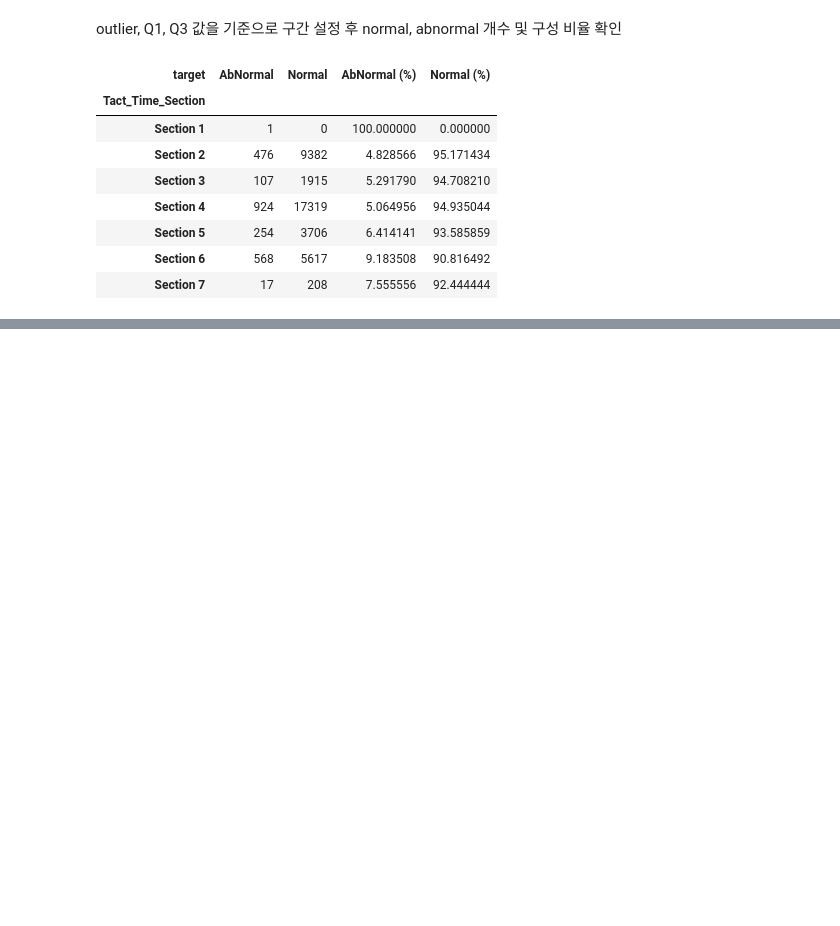
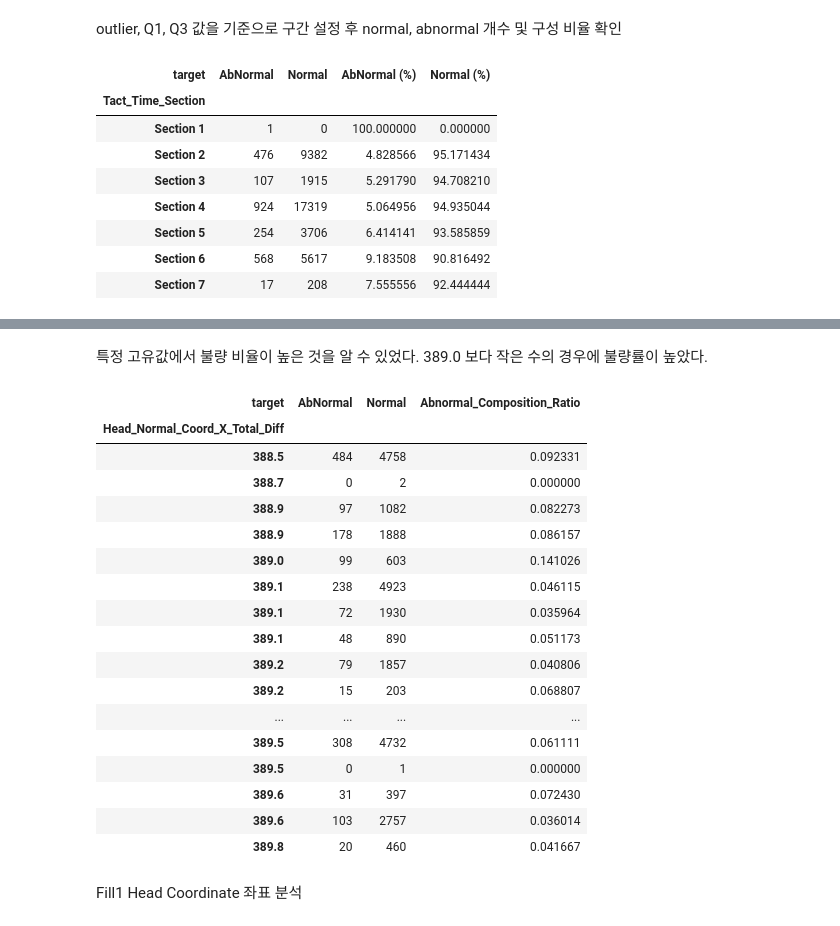
Before and after one commit to dyk9916/Lg_aimers5, a Jupyter notebook: code_log/dongyoung_code/EDA/0811_EDA.ipynb, the cells around one changed output, grey strips where cells are left out. Cells and saved outputs as stored; diff of their text form; code cells hidden in the pictures; blank space fills up the shorter version.

```diff
--- a/code_log/dongyoung_code/EDA/0811_EDA.ipynb
+++ b/code_log/dongyoung_code/EDA/0811_EDA.ipynb
@@ -198,0 +223,11 @@ result
+# %%
+# Performing the operation: absolute difference between two specified columns
+data['Head_Normal_Coord_X_Diff_Stage1_Stage2'] = (data['HEAD NORMAL COORDINATE X AXIS(Stage1) Collect Result_Dam'] -
+                                    data['HEAD NORMAL COORDINATE X AXIS(Stage2) Collect Result_Dam']).abs()
+
+# Performing the operation: absolute difference between two new specified columns
+data['Head_Normal_Coord_X_Diff_Stage2_Stage3'] = (data['HEAD NORMAL COORDINATE X AXIS(Stage2) Collect Result_Dam'] -
+                                                  data['HEAD NORMAL COORDINATE X AXIS(Stage3) Collect Result_Dam']).abs()
+
+# Adding the two specified columns
+data['Head_Normal_Coord_X_Total_Diff'] = data['Head_Normal_Coord_X_Diff_Stage1_Stage2'] + data['Head_Normal_Coord_X_Diff_Stage2_Stage3']
@@ -198,0 +254,34 @@ result
+# %% [markdown]
+특정 고유값에서 불량 비율이 높은 것을 알 수 있었다. 389.0 보다 작은 수의 경우에 불량률이 높았다.
+# %%
+# Calculating the count of normal and abnormal values for each value in 'Head_Normal_Coord_X_Total_Diff'
+value_counts_by_target = data.groupby(['Head_Normal_Coord_X_Total_Diff', 'target']).size().unstack(fill_value=0)
+
+# Calculating the abnormal composition ratio for each value
+value_counts_by_target['Abnormal_Composition_Ratio'] = (
+    value_counts_by_target['AbNormal'] /
+    (value_counts_by_target['AbNormal'] + value_counts_by_target['Normal'])
+)
+
+value_counts_by_target
+# %% [output]
+| target | AbNormal | Normal | Abnormal_Composition_Ratio |
+| Head_Normal_Coord_X_Total_Diff |  |  |  |
+| 388.5 | 484 | 4758 | 0.092331 |
+| 388.7 | 0 | 2 | 0.000000 |
+| 388.9 | 97 | 1082 | 0.082273 |
+| 388.9 | 178 | 1888 | 0.086157 |
+| 389.0 | 99 | 603 | 0.141026 |
+| 389.1 | 238 | 4923 | 0.046115 |
+| 389.1 | 72 | 1930 | 0.035964 |
+| 389.1 | 48 | 890 | 0.051173 |
+| 389.2 | 79 | 1857 | 0.040806 |
+| 389.2 | 15 | 203 | 0.068807 |
+| ... | ... | ... | ... |
+| 389.5 | 308 | 4732 | 0.061111 |
+| 389.5 | 0 | 1 | 0.000000 |
+| 389.6 | 31 | 397 | 0.072430 |
+| 389.6 | 103 | 2757 | 0.036014 |
+| 389.8 | 20 | 460 | 0.041667 |
+# %% [markdown]
+Fill1 Head Coordinate 좌표 분석
```
Also changed, not shown: parts of 12 cells of this notebook.
